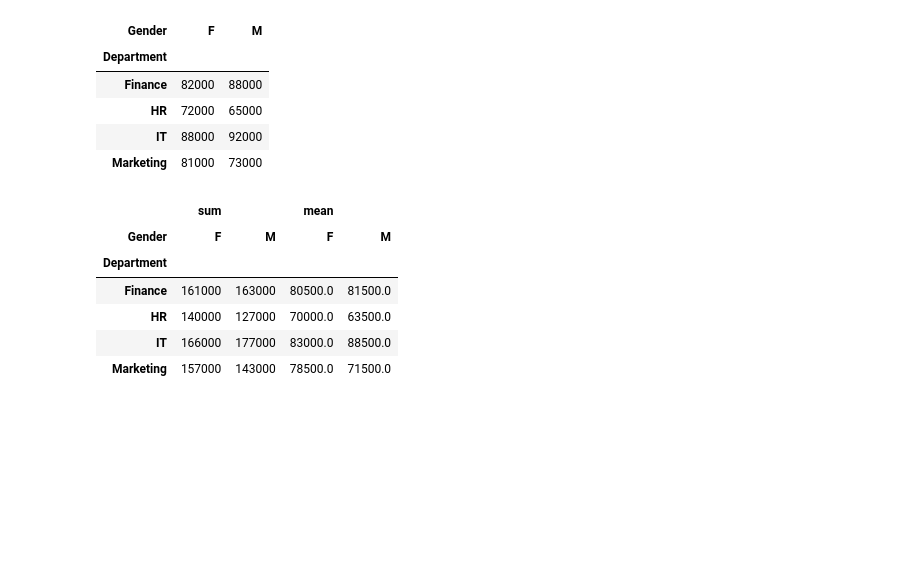
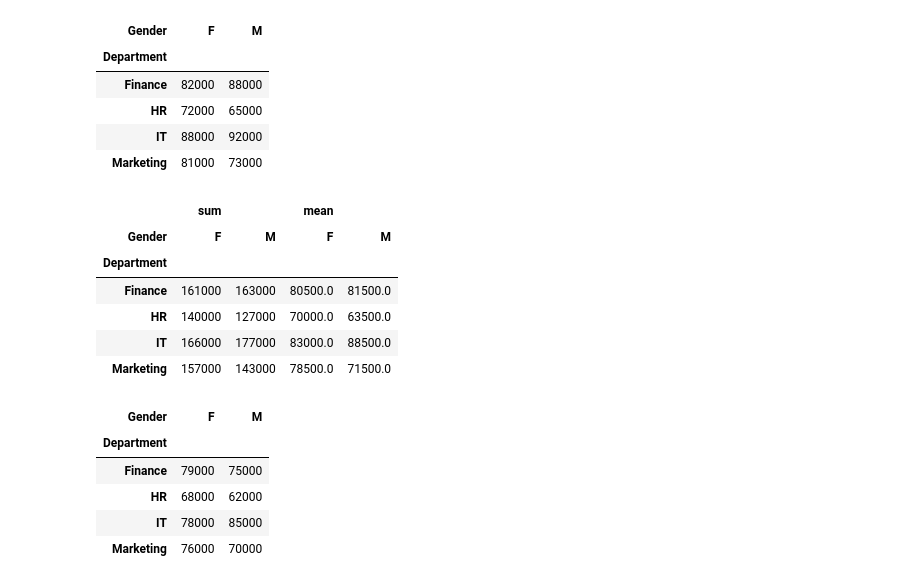
Before and after one commit to mus9090/pandas-practice, a Jupyter notebook: 01-basics.ipynb, the cells around one changed output. Drawn from its saved outputs; the diff is of its cells as text; code cells hidden in the pictures; blank space fills up the shorter version.

```diff
--- a/01-basics.ipynb
+++ b/01-basics.ipynb
@@ -1354,3 +1354,12 @@ company.pivot_table(index="Department", columns="Gender", values="Salary", aggfu
 | HR | 140000 | 127000 | 70000.0 | 63500.0 |
 | IT | 166000 | 177000 | 83000.0 | 88500.0 |
 | Marketing | 157000 | 143000 | 78500.0 | 71500.0 |
+# %%
+company.pivot_table(index="Department", columns="Gender", values="Salary", aggfunc="min")
+# %% [output]
+| Gender | F | M |
+| Department |  |  |
+| Finance | 79000 | 75000 |
+| HR | 68000 | 62000 |
+| IT | 78000 | 85000 |
+| Marketing | 76000 | 70000 |
```
